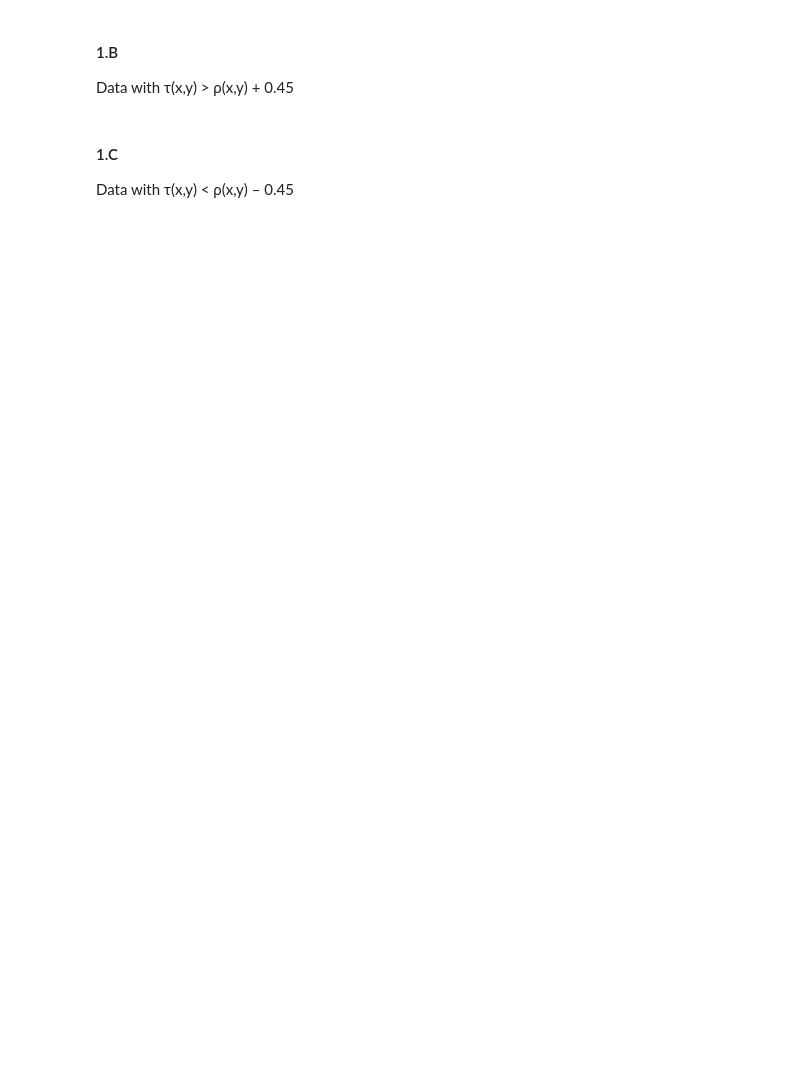
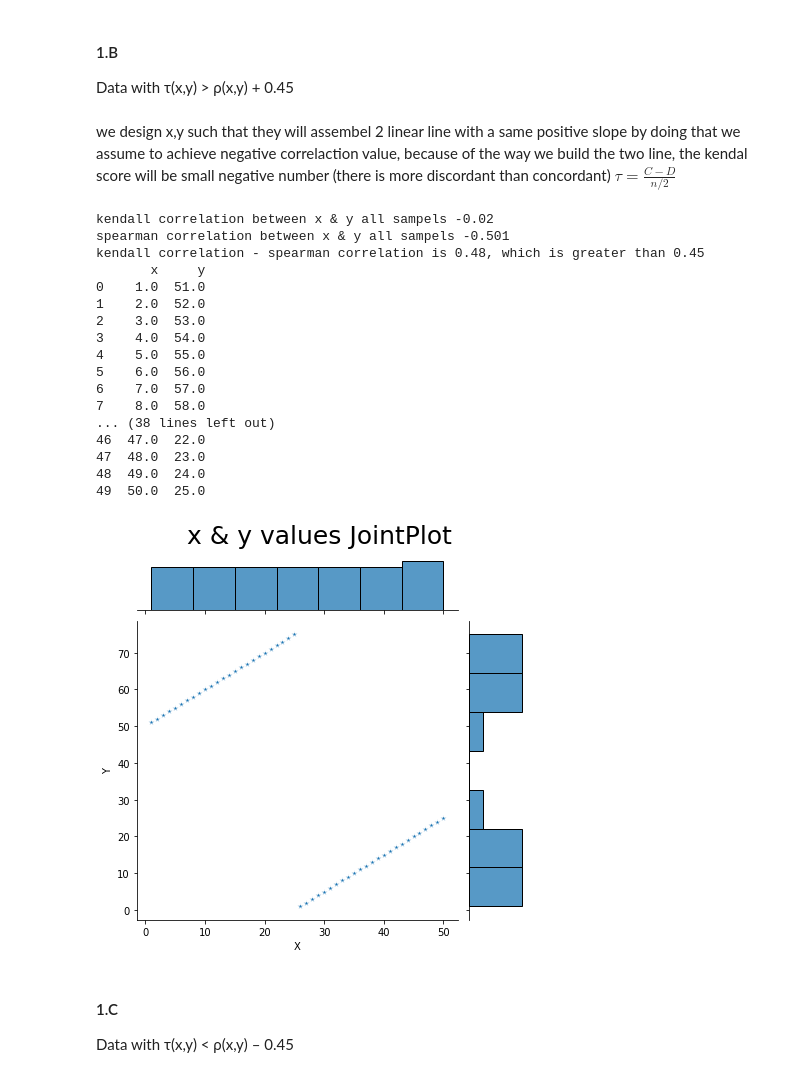
Before and after one commit to RoyR-IDC/StatisticsAndDataAnalysis, a Jupyter notebook: HW3/HW3/203972922_201312907.ipynb, the cells around one changed output. Saved outputs shown, nothing was run; the diff lists cells and outputs as text; code cells hidden in the pictures; blank space fills up the shorter version.

```diff
--- a/HW3/HW3/203972922_201312907.ipynb
+++ b/HW3/HW3/203972922_201312907.ipynb
@@ -36,6 +92,53 @@ Data in which  $Pearson(x,y) < -0.9$ but where $n-1$ points can be selected so t
 # %% [markdown]
 #### 1.B
 Data with τ(x,y) > ρ(x,y) + 0.45
+# %% [markdown]
+we design x,y such that they will assembel 2 linear line with a same positive slope
+by doing that we assume to achieve negative correlaction value, because of the way we build
+the two line, the kendal score will be small negative number (there is more discordant than concordant)
+$ \tau = \frac{C-D}{n/2} $
+# %%
+n = 50 # 50 datapoints
+
+
+x = np.arange(n) + 1
+y = np.empty(n)
+
+y[0:n//2] = (np.arange(n//2) + 1) + 50
+y[n//2:] = (np.arange(n//2) + 1)
+
+kendall_correlation = st.kendalltau(x, y)[0]
+spearman_correlation = st.spearmanr(x, y)[0]
+diff_of_correlations = kendall_correlation-spearman_correlation
+
+
+
+S1 = 'kendall correlation between x & y all sampels ' + str(np.round(kendall_correlation,3))
+S2 = 'spearman correlation between x & y all sampels ' + str(np.round(spearman_correlation,3))
+S3 = 'kendall correlation - spearman correlation is ' + str(np.round(diff_of_correlations,3)) +', which is greater than 0.45'
+
+print(S1 + '\n' + S2 +'\n' +S3)
+
+print_table_and_jointplot(x, y)
+# %% [output]
+kendall correlation between x & y all sampels -0.02
+spearman correlation between x & y all sampels -0.501
+kendall correlation - spearman correlation is 0.48, which is greater than 0.45
+       x     y
+0    1.0  51.0
+1    2.0  52.0
+2    3.0  53.0
+3    4.0  54.0
+4    5.0  55.0
+5    6.0  56.0
+6    7.0  57.0
+7    8.0  58.0
+... (38 lines left out)
+46  47.0  22.0
+47  48.0  23.0
+48  49.0  24.0
+49  50.0  25.0
+[figure, added]
 # %% [markdown]
 #### 1.C
 Data with τ(x,y) < ρ(x,y) – 0.45
```
Also changed, not shown: parts of 55 cells of this notebook.
